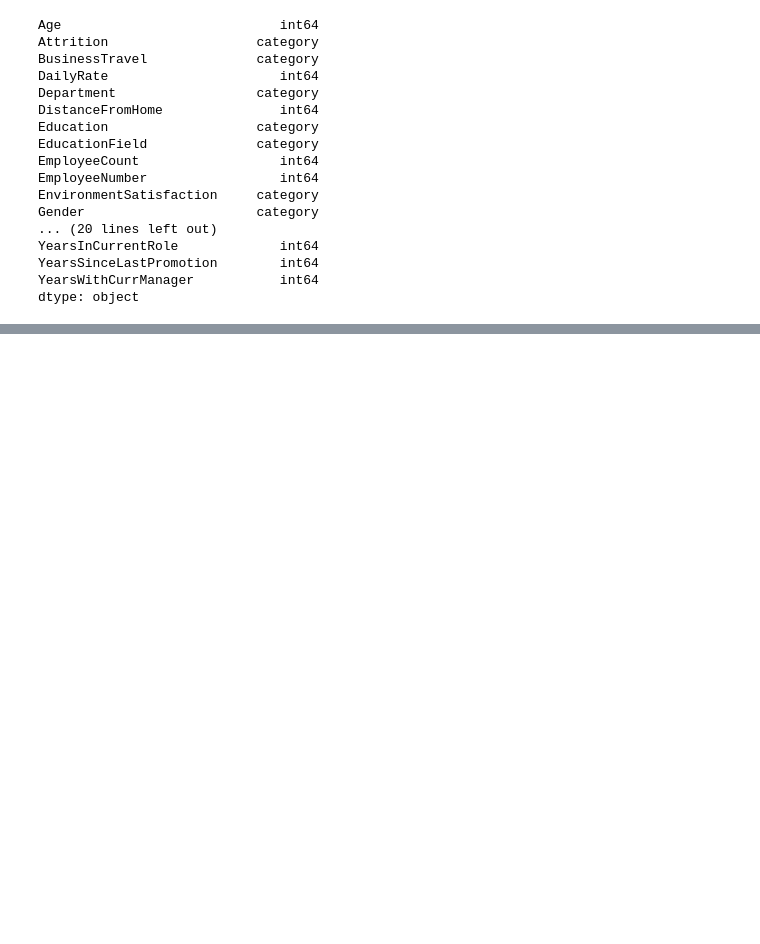
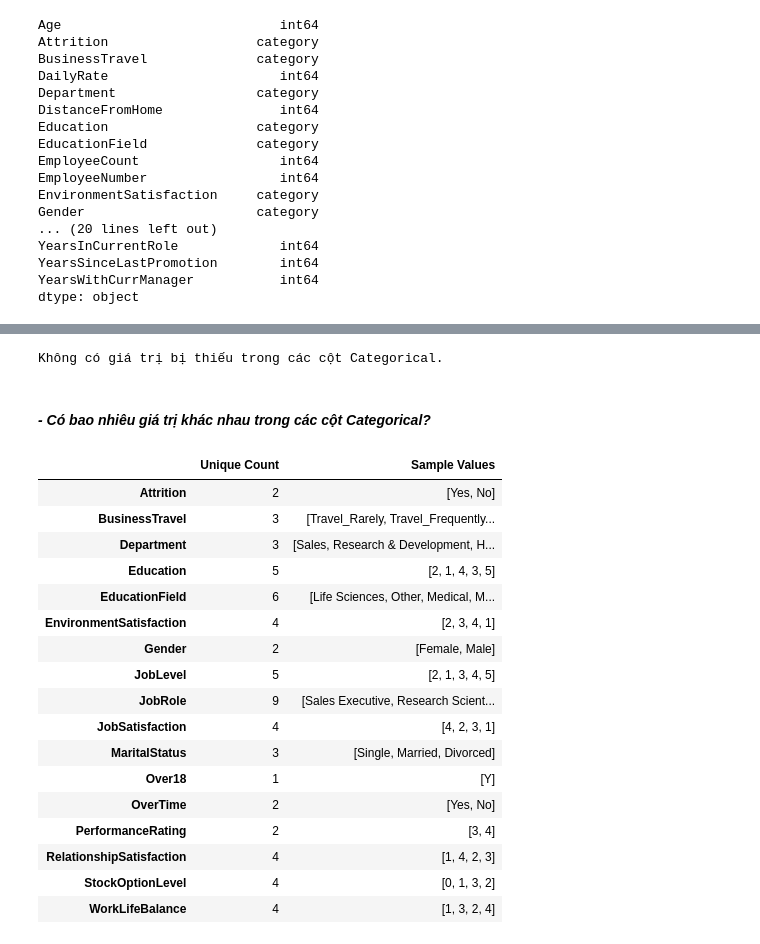
Before and after one commit to hungchou8994/LTKHDL, a Jupyter notebook: Preprocessing.ipynb, the cells around one changed output, grey strips where cells are left out. Cells and saved outputs as stored; diff of their text form; code cells hidden in the pictures; blank space fills up the shorter version.

```diff
--- a/Preprocessing.ipynb
+++ b/Preprocessing.ipynb
@@ -214,0 +310,3 @@ dtype: object
+# %%
+categorical_cols = ibm_df.select_dtypes(include=['category']).columns.tolist()
+categorical_cols
@@ -214,0 +355,37 @@ dtype: object
+# %%
+if all(missing_values == 0):
+    print("Không có giá trị bị thiếu trong các cột Categorical.")
+# %% [output]
+Không có giá trị bị thiếu trong các cột Categorical.
+# %% [markdown]
+#### _- Có bao nhiêu giá trị khác nhau trong các cột Categorical?_
+# %%
+unique_values = {}
+for col in categorical_cols:
+    unique_values[col] = {
+        "Unique Count": ibm_df[col].nunique(),
+        "Sample Values": ibm_df[col].unique().tolist()
+    }
+
+unique_values_df = pd.DataFrame(unique_values).T
+unique_values_df.columns = ["Unique Count", "Sample Values"]
+unique_values_df
+# %% [output]
+|  | Unique Count | Sample Values |
+| Attrition | 2 | [Yes, No] |
+| BusinessTravel | 3 | [Travel_Rarely, Travel_Frequently... |
+| Department | 3 | [Sales, Research & Development, H... |
+| Education | 5 | [2, 1, 4, 3, 5] |
+| EducationField | 6 | [Life Sciences, Other, Medical, M... |
+| EnvironmentSatisfaction | 4 | [2, 3, 4, 1] |
+| Gender | 2 | [Female, Male] |
+| JobLevel | 5 | [2, 1, 3, 4, 5] |
+| JobRole | 9 | [Sales Executive, Research Scient... |
+| JobSatisfaction | 4 | [4, 2, 3, 1] |
+| MaritalStatus | 3 | [Single, Married, Divorced] |
+| Over18 | 1 | [Y] |
+| OverTime | 2 | [Yes, No] |
+| PerformanceRating | 2 | [3, 4] |
+| RelationshipSatisfaction | 4 | [1, 4, 2, 3] |
+| StockOptionLevel | 4 | [0, 1, 3, 2] |
+| WorkLifeBalance | 4 | [1, 3, 2, 4] |
```
Also changed, not shown: parts of 36 cells of this notebook, 1 other file.
